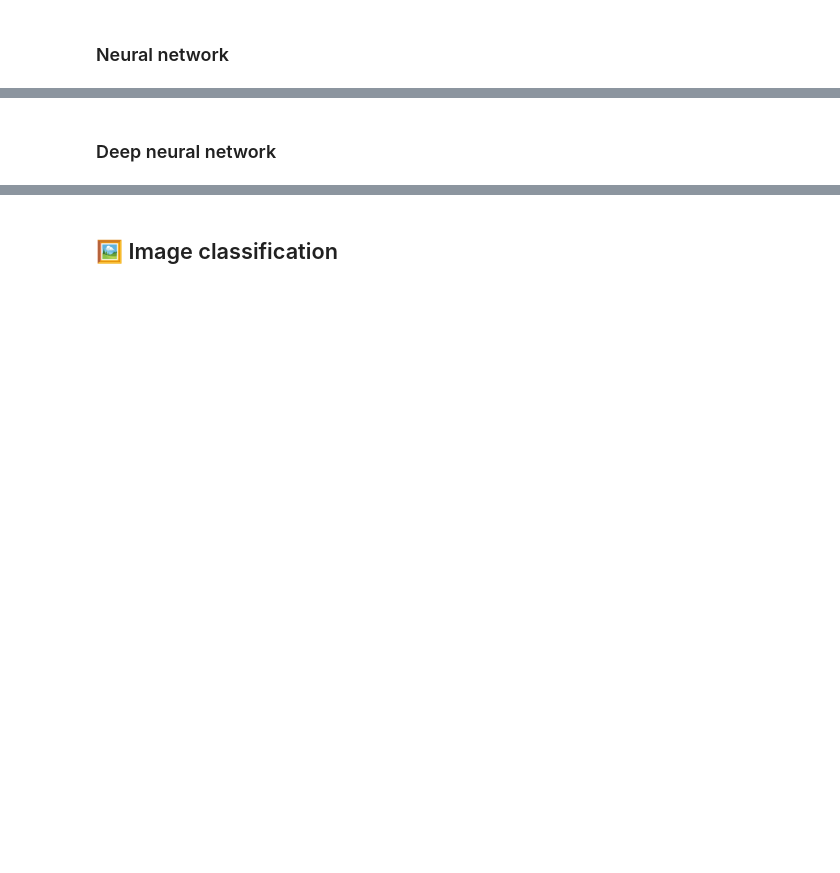
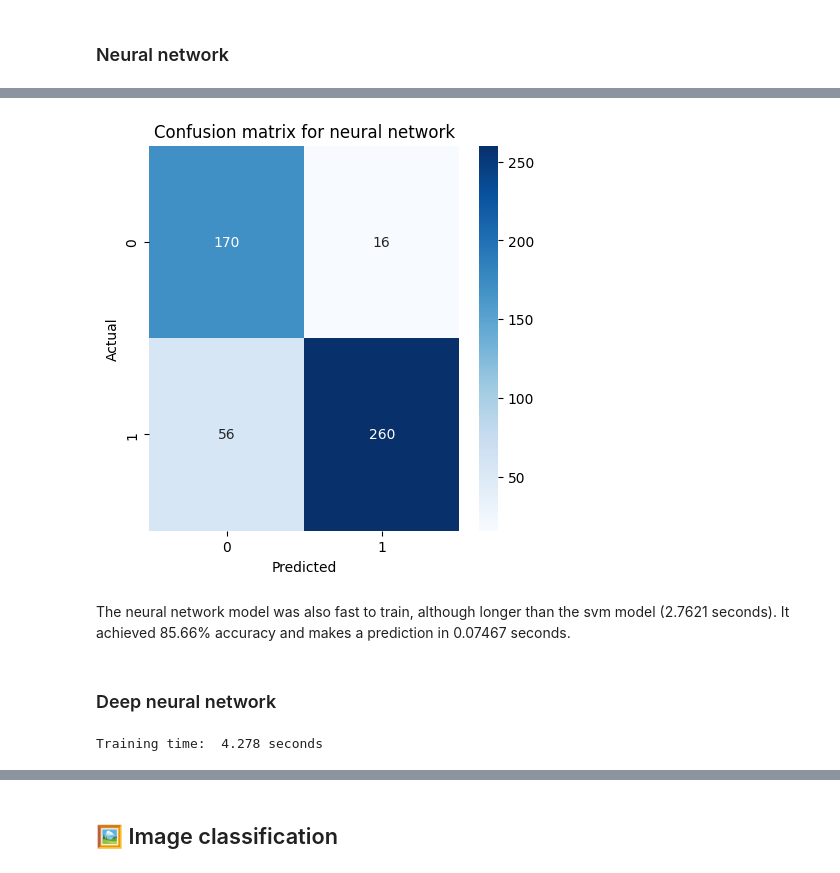
Before and after one commit to randmon/ucll_ti_data_and_ai_group_assignments, a Jupyter notebook: Assignment 4/comparing_dl_vs_non_dl/comparing_dl_vs_non_dl.ipynb, the cells around one changed output, grey strips where cells are left out. Drawn from its saved outputs; the diff is of its cells as text; code cells hidden in the pictures; blank space fills up the shorter version.

```diff
--- a/Assignment 4/comparing_dl_vs_non_dl/comparing_dl_vs_non_dl.ipynb
+++ b/Assignment 4/comparing_dl_vs_non_dl/comparing_dl_vs_non_dl.ipynb
@@ -312,0 +338,19 @@ The support vector machine model with the RBF (Radial basis function) kernel was
+# %%
+# Evaluate the model
+y_pred = neural_2.predict(x_test)
+print("Accuracy: ", round(accuracy_score(y_test, np.round(y_pred)), 4))
+
+# Time to make one prediction
+start_time = time.time()
+neural_2.predict(x_test[0:1])
+end_time = time.time()
+print("Prediction time: ", round(end_time - start_time, 5), "seconds")
+
+# Plot the confusion matrix
+plt.figure(figsize=(5, 5))
+sns.heatmap(confusion_matrix(y_test, np.round(y_pred)), annot=True, fmt='d', cmap='Blues')
+plt.title('Confusion matrix for neural network')
+plt.ylabel('Actual')
+plt.xlabel('Predicted')
+plt.show()
+# %% [output]
@@ -313,2 +361,5 @@ The support vector machine model with the RBF (Radial basis function) kernel was
+[figure, added]
+# %% [markdown]
+The neural network model was also fast to train, although longer than the svm model (2.7621 seconds). It achieved 85.66% accuracy and makes a prediction in 0.07467 seconds.
 # %% [markdown]
 ### Deep neural network
@@ -316,0 +383,8 @@ The support vector machine model with the RBF (Radial basis function) kernel was
+# %%
+# Train the model
+start_time = time.time()
+deepneural_2_hist = deepneural_2.fit(x_train, y_train, epochs=10, verbose=0, validation_data=(x_test, y_test))
+end_time = time.time()
+print("Training time: ", round(end_time - start_time, 4), "seconds")
+# %% [output]
+Training time:  4.278 seconds
```
Also changed, not shown: parts of 38 cells of this notebook.
